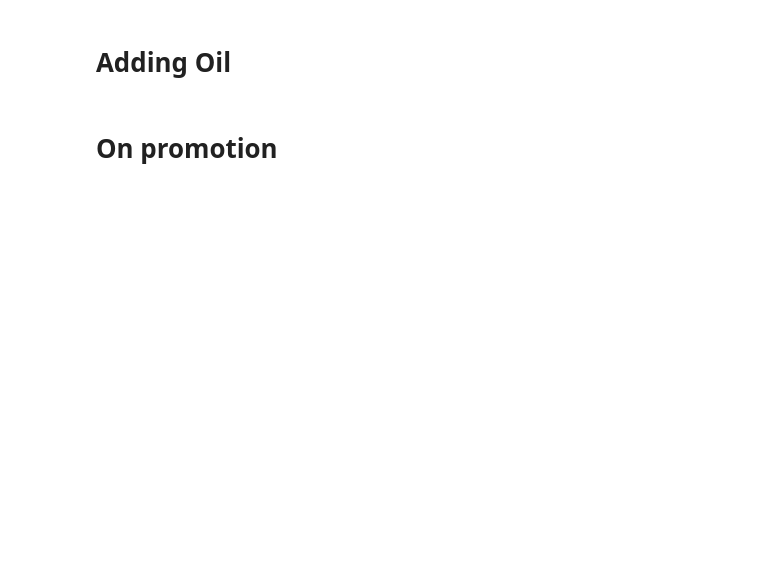
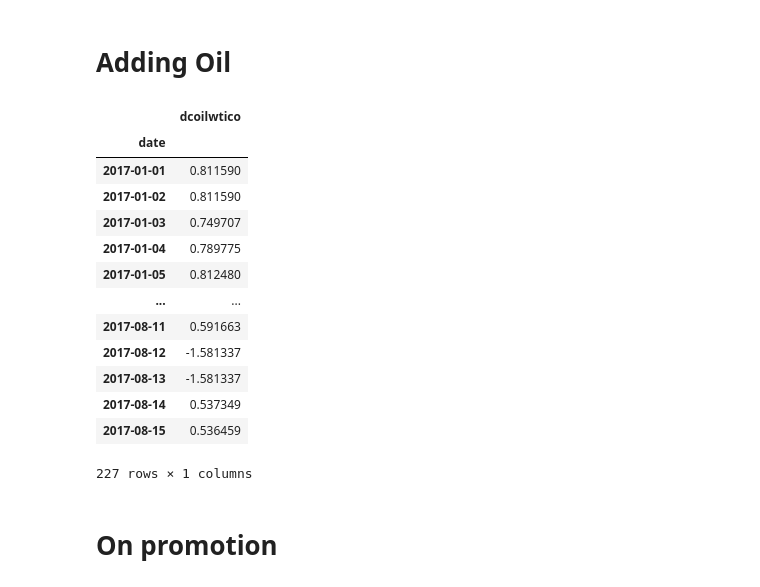
Before and after one commit to taaha/store-sales-forecast, a Jupyter notebook: sale-forecast-linear-regression-with-xgboost.ipynb, the cells around one changed output. Saved outputs shown, nothing was run; the diff lists cells and outputs as text; code cells hidden in the pictures; blank space fills up the shorter version.

```diff
--- a/sale-forecast-linear-regression-with-xgboost.ipynb
+++ b/sale-forecast-linear-regression-with-xgboost.ipynb
@@ -182,7 +386,12 @@ display(X)
 # %% [markdown]
 # Adding Oil
+# %%
+oil = oil.reindex(X1.index, fill_value=0)
+#display(oil)
+# %%
+oil.loc['2017-01-01'] = 53.75
 # %%
-oilX = oil.loc[:'2017-08-15']
-display(oilX)
+oilX = oil.loc['2016-12-31':'2017-08-15']
+#display(oilX)
 # %%
 oilX = pd.DataFrame((oilX.dcoilwtico - oilX.dcoilwtico.mean()) / oilX.dcoilwtico.std())
@@ -193,3 +399,21 @@ display(X)
+# %%
+X2 = oilX
+display(X2)
+# %% [output]
+|  | dcoilwtico |
+| date |  |
+| 2017-01-01 | 0.811590 |
+| 2017-01-02 | 0.811590 |
+| 2017-01-03 | 0.749707 |
+| 2017-01-04 | 0.789775 |
+| 2017-01-05 | 0.812480 |
+| ... | ... |
+| 2017-08-11 | 0.591663 |
+| 2017-08-12 | -1.581337 |
+| 2017-08-13 | -1.581337 |
+| 2017-08-14 | 0.537349 |
+| 2017-08-15 | 0.536459 |
+227 rows × 1 columns
 # %% [markdown]
 # On promotion
 # %%
```
Also changed, not shown: parts of 34 cells of this notebook.
